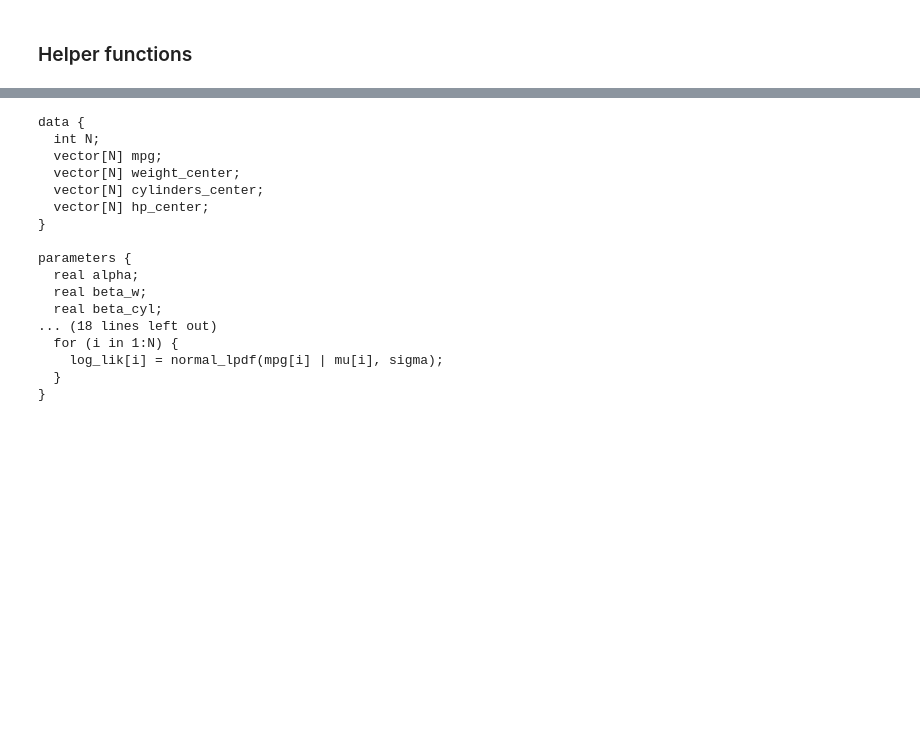
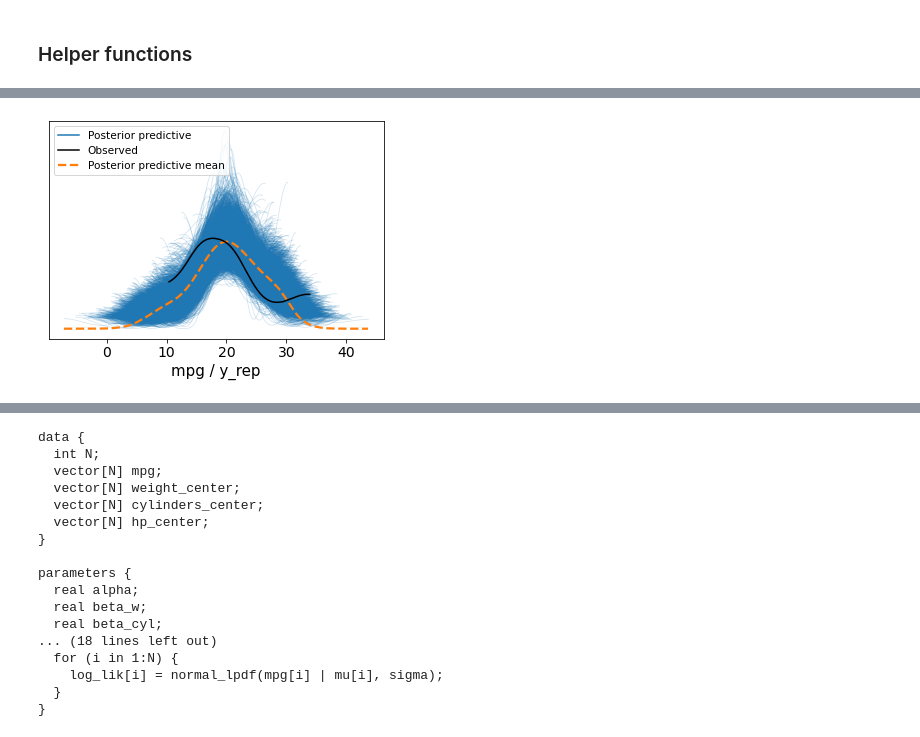
Before and after one commit to dominikwozniak/data-analytics, a Jupyter notebook: final/cars.ipynb, the cells around one changed output, grey strips where cells are left out. Drawn from its saved outputs; the diff is of its cells as text; code cells hidden in the pictures; blank space fills up the shorter version.

```diff
--- a/final/cars.ipynb
+++ b/final/cars.ipynb
@@ -169,0 +245,11 @@ def show_regression(alpha, beta, alpha_mean, beta_mean, x_min=-3, x_max=3):
+# %%
+idata = az.from_cmdstanpy(
+    posterior=fit_basic,
+    posterior_predictive=["y_rep"],
+    observed_data={"mpg": data['mpg']},
+)
+# %%
+az.plot_ppc(idata, data_pairs={"mpg": "y_rep"})
+plt.show()
+# %% [output]
+[figure, added]
```
Also changed, not shown: parts of 36 cells of this notebook, 4 other files.
